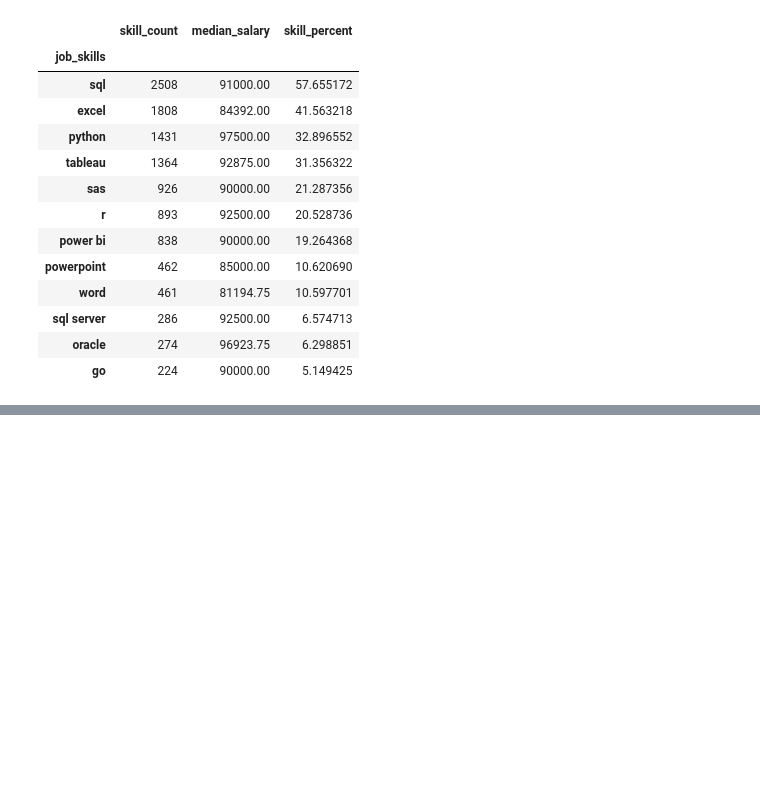
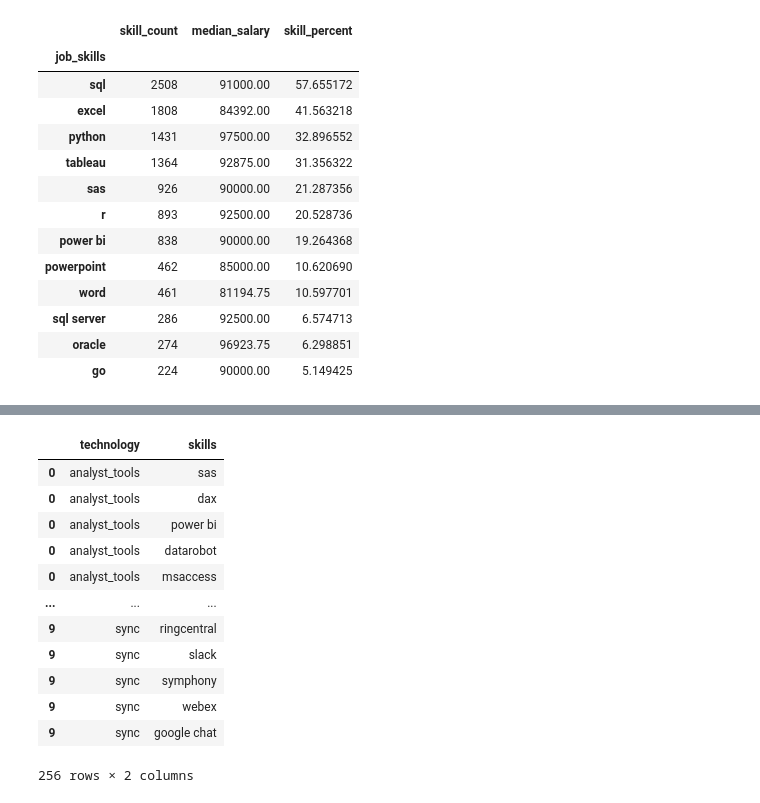
Before and after one commit to shofianaulfa/Python_Data_Analyst_Portfolio, a Jupyter notebook: PROJECT_DATA_ANALYST/5_Optimal_Skills.ipynb, the cells around one changed output, grey strips where cells are left out. Cells and saved outputs as stored; diff of their text form; code cells hidden in the pictures; blank space fills up the shorter version.

```diff
--- a/PROJECT_DATA_ANALYST/5_Optimal_Skills.ipynb
+++ b/PROJECT_DATA_ANALYST/5_Optimal_Skills.ipynb
@@ -114,0 +172,21 @@ NameError: name 'df_DA_skills_high_demand' is not defined
+# %%
+# turn dictionary into dataframe
+df_technology = pd.DataFrame(list(technology_dict.items()), columns=['technology', 'skills'])
+
+df_technology = df_technology.explode('skills')
+
+df_technology
+# %% [output]
+|  | technology | skills |
+| 0 | analyst_tools | sas |
+| 0 | analyst_tools | dax |
+| 0 | analyst_tools | power bi |
+| 0 | analyst_tools | datarobot |
+| 0 | analyst_tools | msaccess |
+| ... | ... | ... |
+| 9 | sync | ringcentral |
+| 9 | sync | slack |
+| 9 | sync | symphony |
+| 9 | sync | webex |
+| 9 | sync | google chat |
+256 rows × 2 columns
```
Also changed, not shown: parts of 7 cells of this notebook.
